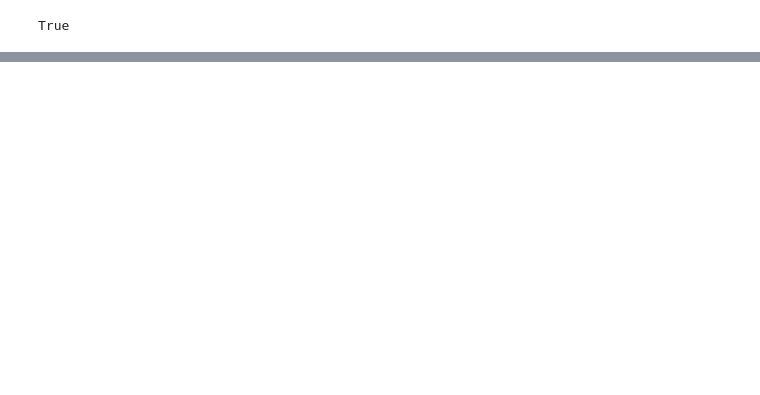
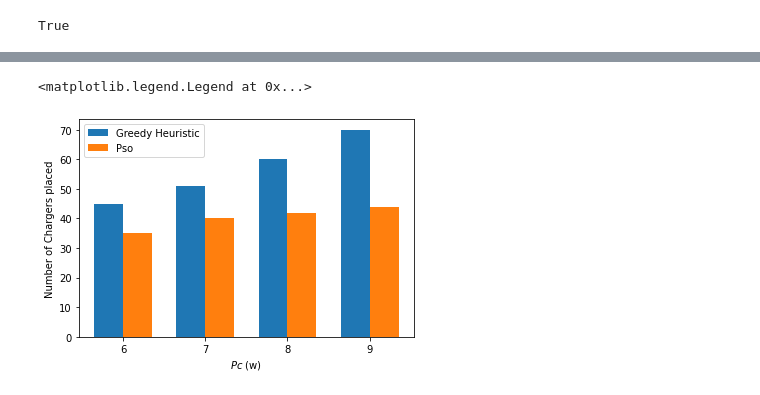
Before and after one commit to drewyh999/wireless_charging_scheme_simulator, a Jupyter notebook: result_plotting.ipynb, the cells around one changed output, grey strips where cells are left out. Drawn from its saved outputs; the diff is of its cells as text; code cells hidden in the pictures; blank space fills up the shorter version.

```diff
--- a/result_plotting.ipynb
+++ b/result_plotting.ipynb
@@ -152,0 +267,16 @@ True
+# %%
+bar_width=0.35
+names_1_1 = np.arange(6,10)
+greedy_chargers_1 = [45,51,60,70]
+pso_chargers_1 = [35,40,42,44]
+fig,ax = plt.subplots(1,1)
+ax.bar(names_1_1,greedy_chargers_1,bar_width,label='Greedy Heuristic')
+ax.bar(names_1_1 + bar_width,pso_chargers_1,bar_width,label='Pso')
+ax.set_xlabel("$Pc$ (w)")
+ax.set_ylabel("Number of Chargers placed")
+ax.set_xticks(names_1_1 + bar_width/2)
+ax.set_xticklabels((6, 7, 8, 9))
+ax.legend()
+# %% [output]
+<matplotlib.legend.Legend at 0x...>
+[figure, added]
```
Also changed, not shown: parts of 7 cells of this notebook, 6 other files.
